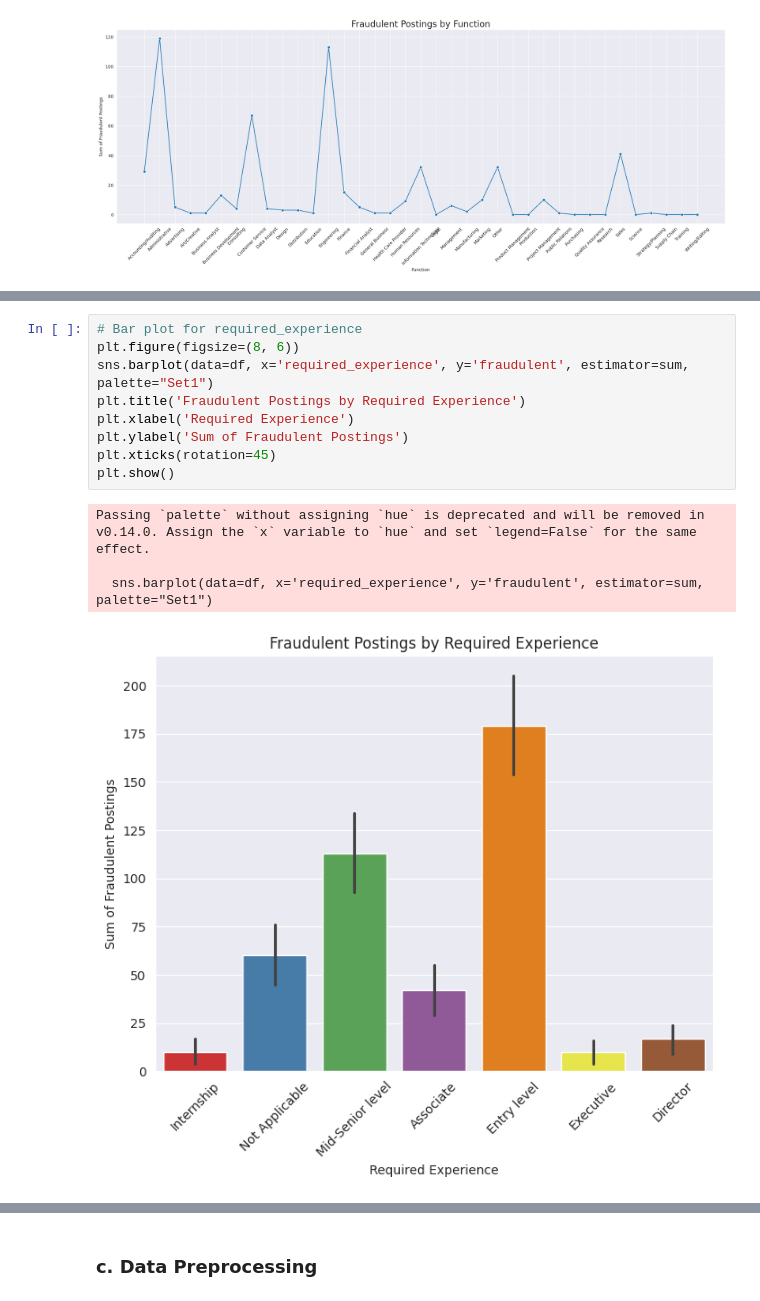
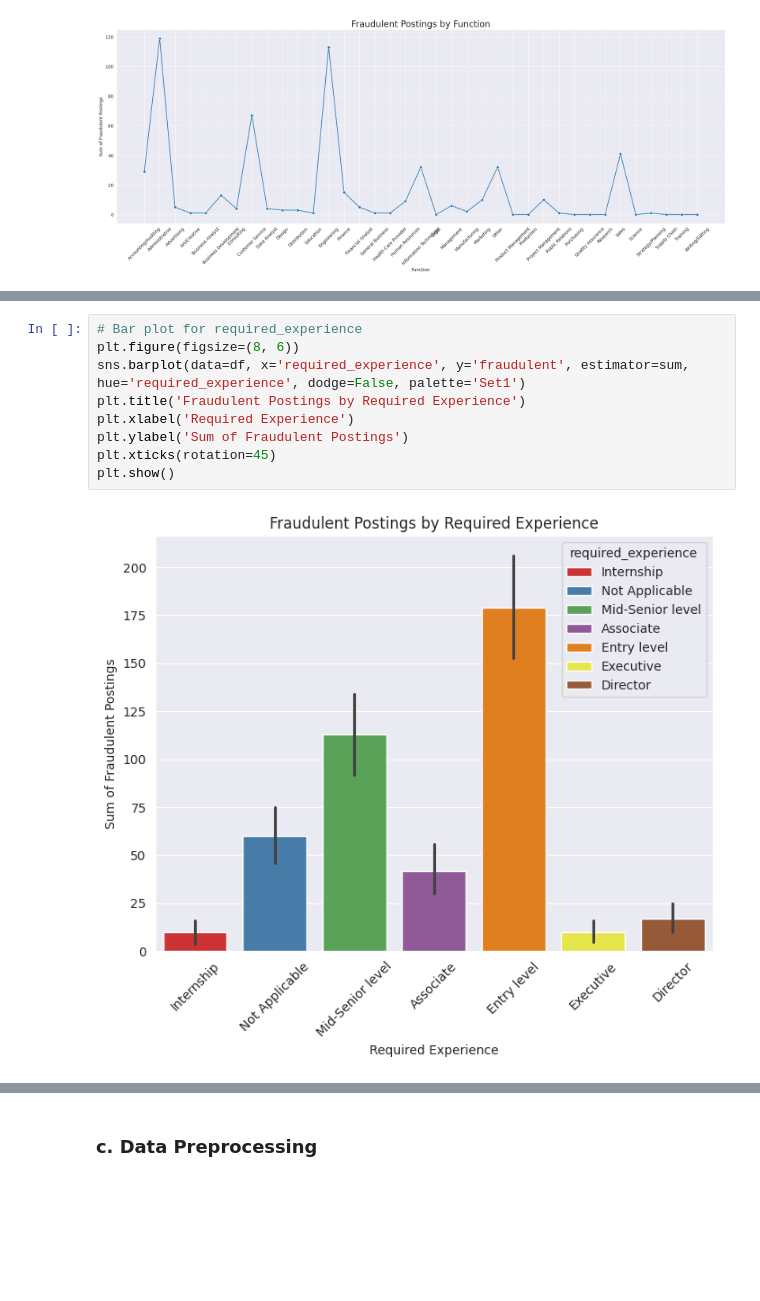
Before and after one commit to wisdom196473/Fraudulent-Job-Posting-Detection-MLOps, a Jupyter notebook: FinalProject.ipynb, the cells around one changed output, grey strips where cells are left out. Drawn from its saved outputs; the diff is of its cells as text; blank space fills up the shorter version.

```diff
--- a/FinalProject.ipynb
+++ b/FinalProject.ipynb
@@ -266,17 +259,14 @@ Passing `palette` without assigning `hue` is deprecated and will be removed in v
 # %%
 # Bar plot for required_experience
 plt.figure(figsize=(8, 6))
-sns.barplot(data=df, x='required_experience', y='fraudulent', estimator=sum, palette="Set1")
+sns.barplot(data=df, x='required_experience', y='fraudulent', estimator=sum, hue='required_experience', dodge=False, palette='Set1')
 plt.title('Fraudulent Postings by Required Experience')
 plt.xlabel('Required Experience')
 plt.ylabel('Sum of Fraudulent Postings')
 plt.xticks(rotation=45)
 plt.show()
 # %% [output]
-Passing `palette` without assigning `hue` is deprecated and will be removed in v0.14.0. Assign the `x` variable to `hue` and set `legend=False` for the same effect.
-
-  sns.barplot(data=df, x='required_experience', y='fraudulent', estimator=sum, palette="Set1")
-[figure, old version]
+[figure, new version]
 # %%
 # Bar plot for required_education
 plt.figure(figsize=(15, 8))
```
Also changed, not shown: parts of 4 cells of this notebook.
